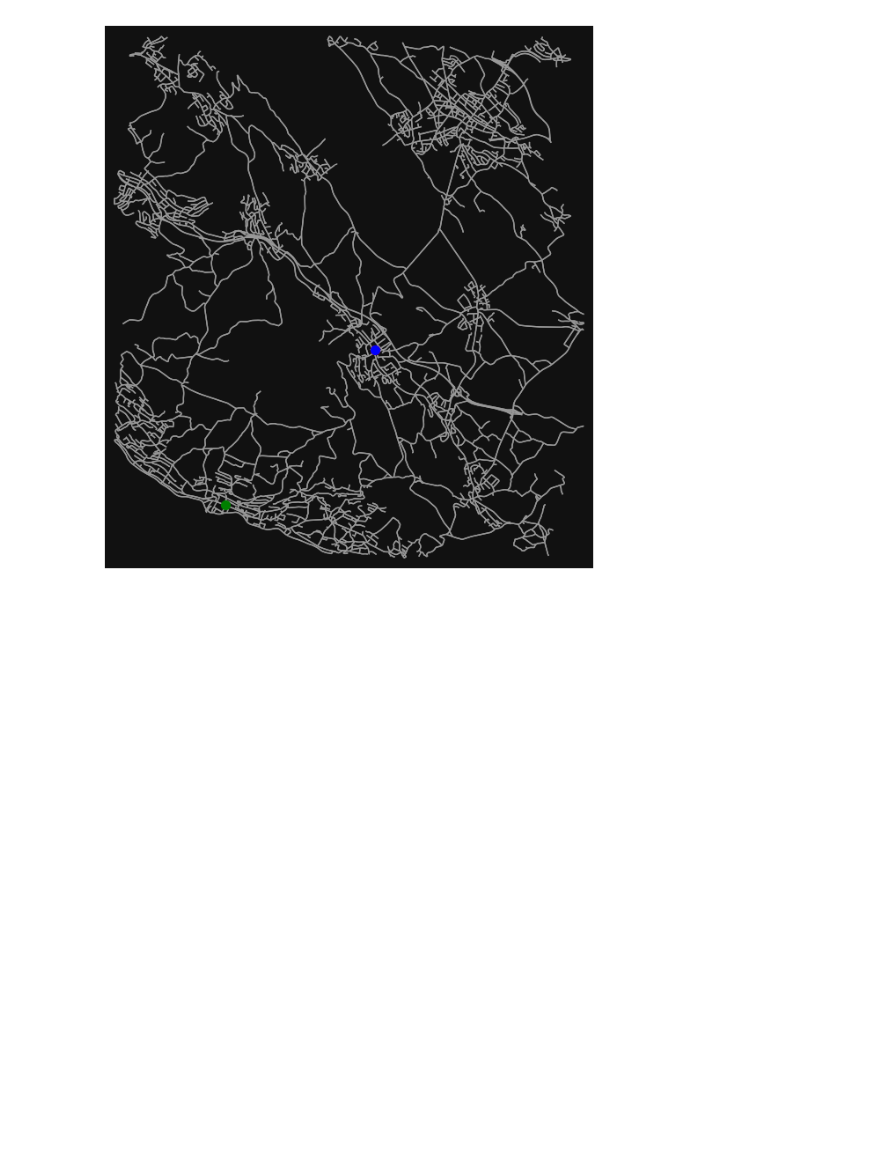
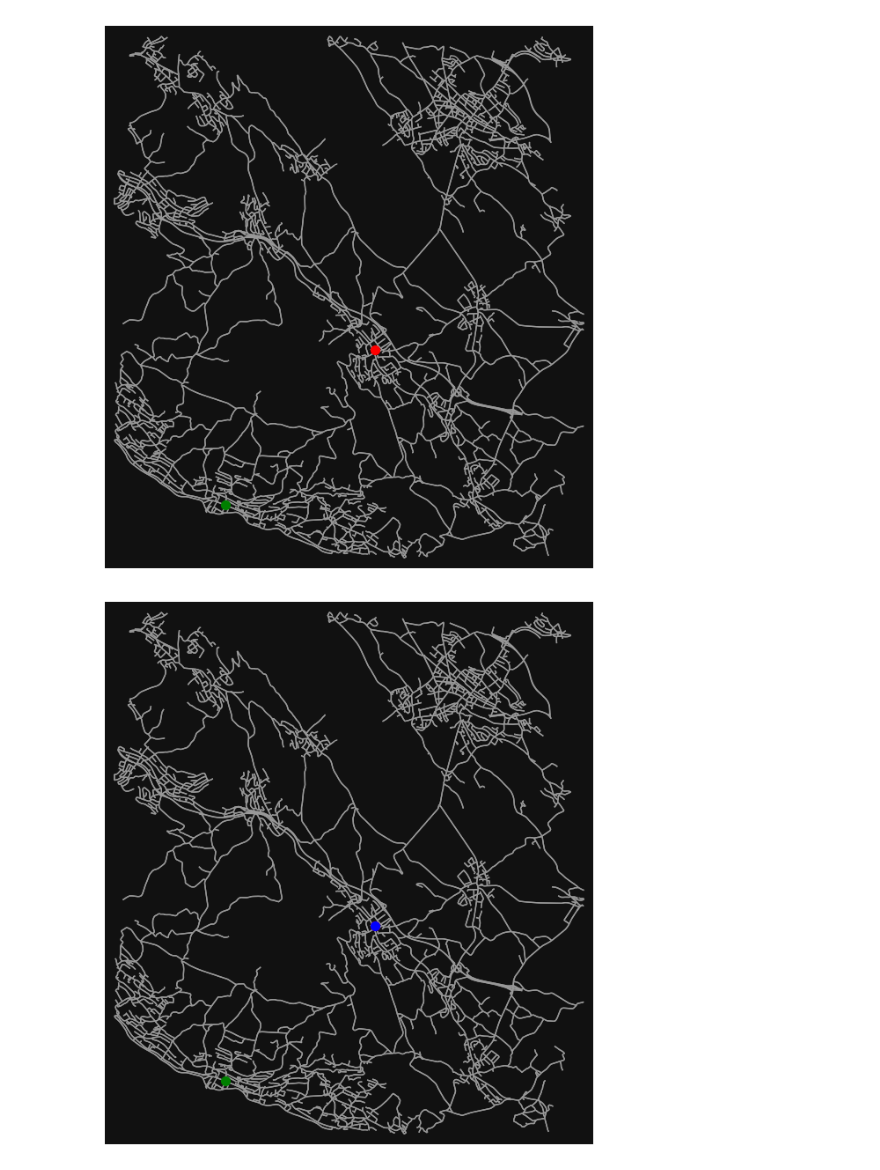
Before and after one commit to plazaboy00/BA, a Jupyter notebook: notebooks/busline2.ipynb, the cells around one changed output. Saved outputs shown, nothing was run; the diff lists cells and outputs as text; code cells hidden in the pictures; blank space fills up the shorter version.

```diff
--- a/notebooks/busline2.ipynb
+++ b/notebooks/busline2.ipynb
@@ -393,3 +420,30 @@ print(passengers_gdf)
+# %%
+def plot_nodes_on_graph(G, nodes_list, colors):
+    """
+    Plots the specified nodes on the graph with different colors.
+
+    Parameters:
+        - G (networkx.MultiDiGraph): The street network graph.
+        - nodes_list (list): List of manual node IDs.
+        - colors (list): List of colors corresponding to each node.
+    """
+    # Plot des Straßennetzwerks ohne Node-Größe
+    fig, ax = ox.plot_graph(G, node_size=0, show=False)
+
+    # Markiere die manuellen Nodes mit unterschiedlichen Farben
+    for node_id, color in zip(nodes_list, colors):
+        node_position = (G.nodes[node_id]['x'], G.nodes[node_id]['y'])
+        ax.scatter(*node_position, color=color, s=50, zorder=5)
+
+    # Anzeigen des Plots
+    plt.show()
+
+# Beispielaufruf der Funktion mit einer Liste von manuellen Nodes und Farben
+manual_nodes_list = [393962506, 66861087]
+node_colors = ['red', 'green']  # Beispielhafte Farben für die Punkte
+plot_nodes_on_graph(G, manual_nodes_list, node_colors)
+# %% [output]
+[figure, added]
 # %%
 def plot_nodes_on_graph(G, nodes_list, colors):
     """
```
Also changed, not shown: parts of 6 cells of this notebook, 11 other files.
